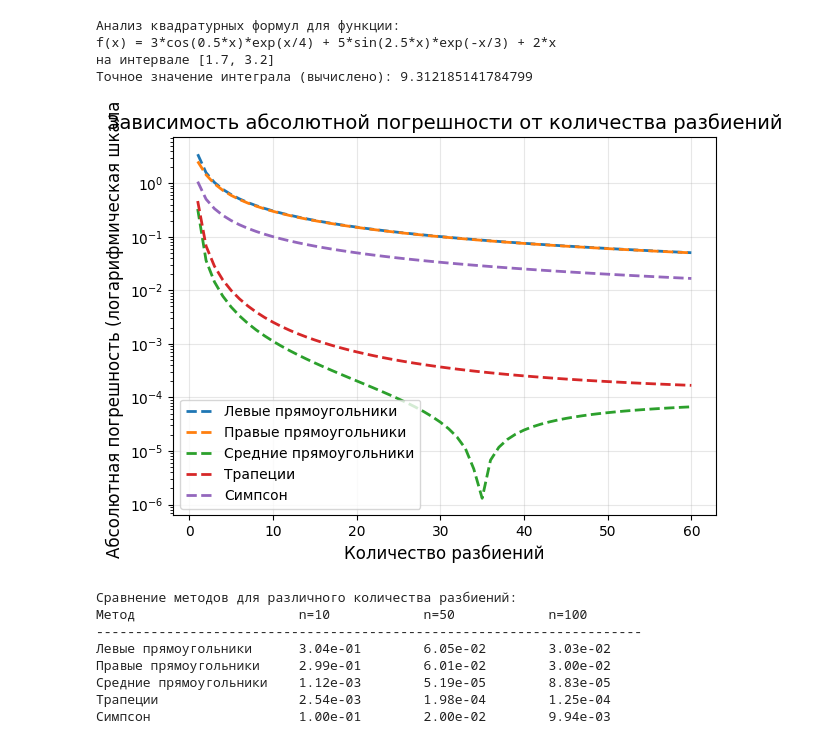
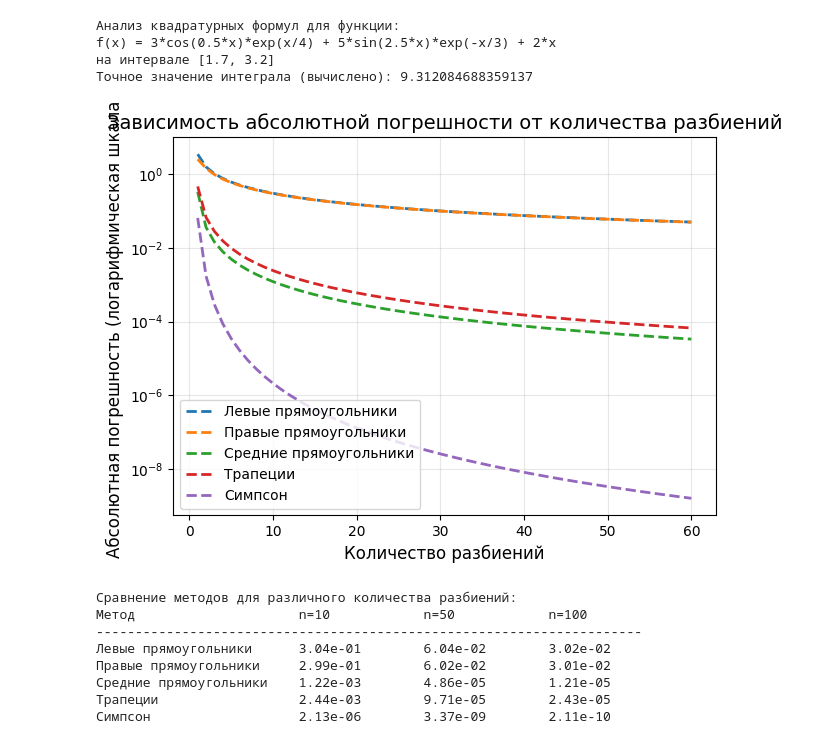
Before and after one commit to 1BaEdeV/SPbU-AM-CP-Numerical-Methods, a Jupyter notebook: Решение_Интергралов/main.ipynb, the cells around one changed output. Saved outputs shown, nothing was run; the diff lists cells and outputs as text; code cells hidden in the pictures.

```diff
--- a/Решение_Интергралов/main.ipynb
+++ b/Решение_Интергралов/main.ipynb
@@ -1,26 +1,34 @@
 # %%
 from funcs import *
 from complmethods import *
 # Параметры интегрирования
 a, b = 1.7, 3.2
 alpha,beta = 0 , 1/4
 print("Анализ квадратурных формул для функции:")
 print("f(x) = 3*cos(0.5*x)*exp(x/4) + 5*sin(2.5*x)*exp(-x/3) + 2*x")
 print(f"на интервале [{a}, {b}]")
 
+methods = {
+        'Левые прямоугольники': left_triangle,
+        'Правые прямоугольники': right_triangle,
+        'Средние прямоугольники': average_triangle,
+        'Трапеции': trapezoid,
+        'Симпсон': Simpson
+    }
+
 # Сравнение всех методов с построением графика
-compare_integration_methods(a, b, max_parts=60)
+compare_integration_methods(1,f,methods,a, b, max_parts=60)
 # %% [output]
 Анализ квадратурных формул для функции:
 f(x) = 3*cos(0.5*x)*exp(x/4) + 5*sin(2.5*x)*exp(-x/3) + 2*x
 на интервале [1.7, 3.2]
-Точное значение интеграла (вычислено): 9.312185141784799
+Точное значение интеграла (вычислено): 9.312084688359137
-[figure, old version]
+[figure, new version]
 Сравнение методов для различного количества разбиений:
 Метод                     n=10            n=50            n=100
 ----------------------------------------------------------------------
-Левые прямоугольники      3.04e-01        6.05e-02        3.03e-02
-Правые прямоугольники     2.99e-01        6.01e-02        3.00e-02
-Средние прямоугольники    1.12e-03        5.19e-05        8.83e-05
-Трапеции                  2.54e-03        1.98e-04        1.25e-04
-Симпсон                   1.00e-01        2.00e-02        9.94e-03
+Левые прямоугольники      3.04e-01        6.04e-02        3.02e-02
+Правые прямоугольники     2.99e-01        6.02e-02        3.01e-02
+Средние прямоугольники    1.22e-03        4.86e-05        1.21e-05
+Трапеции                  2.44e-03        9.71e-05        2.43e-05
+Симпсон                   2.13e-06        3.37e-09        2.11e-10
```
Also changed, not shown: parts of 5 cells of this notebook, 5 other files.
